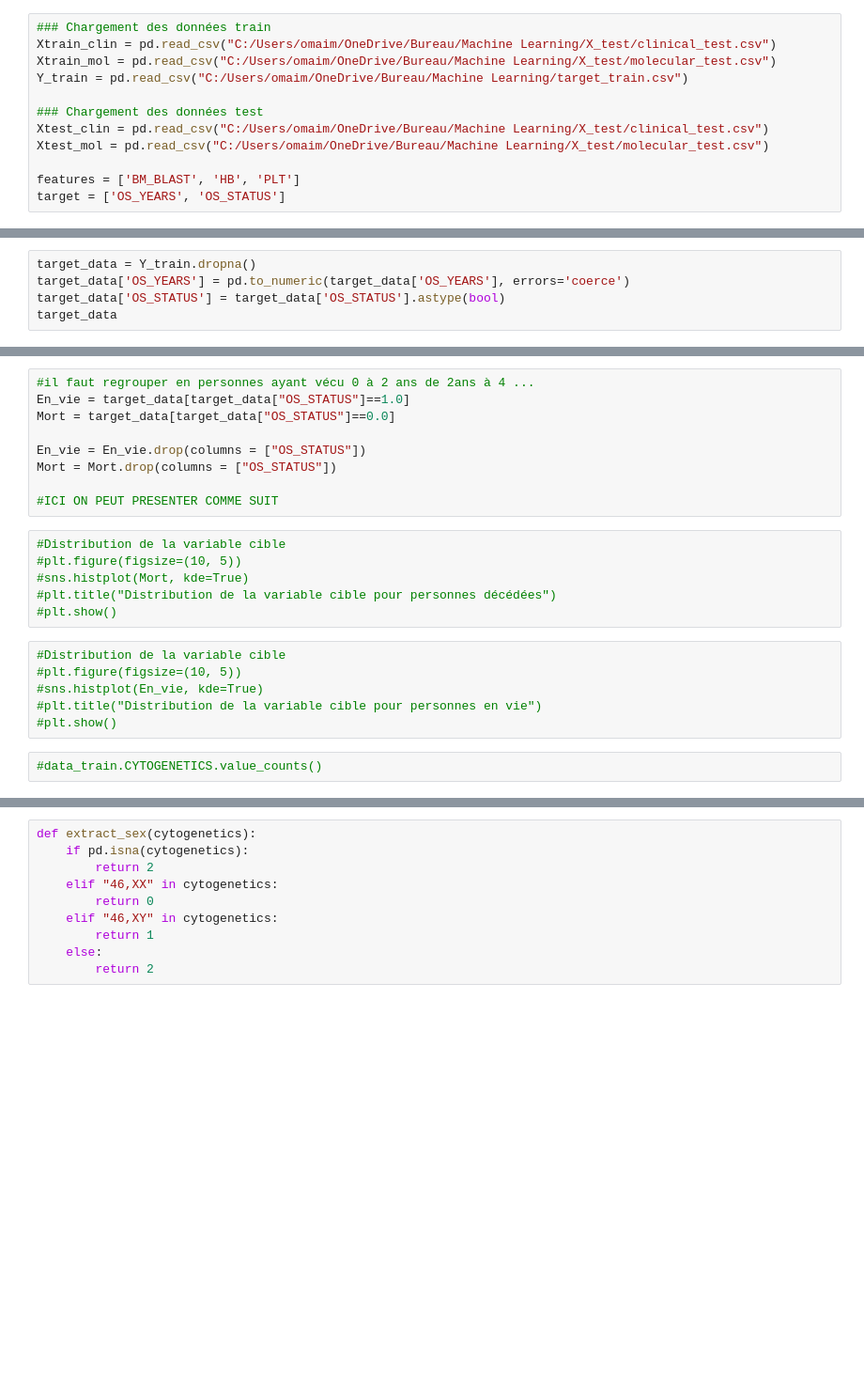
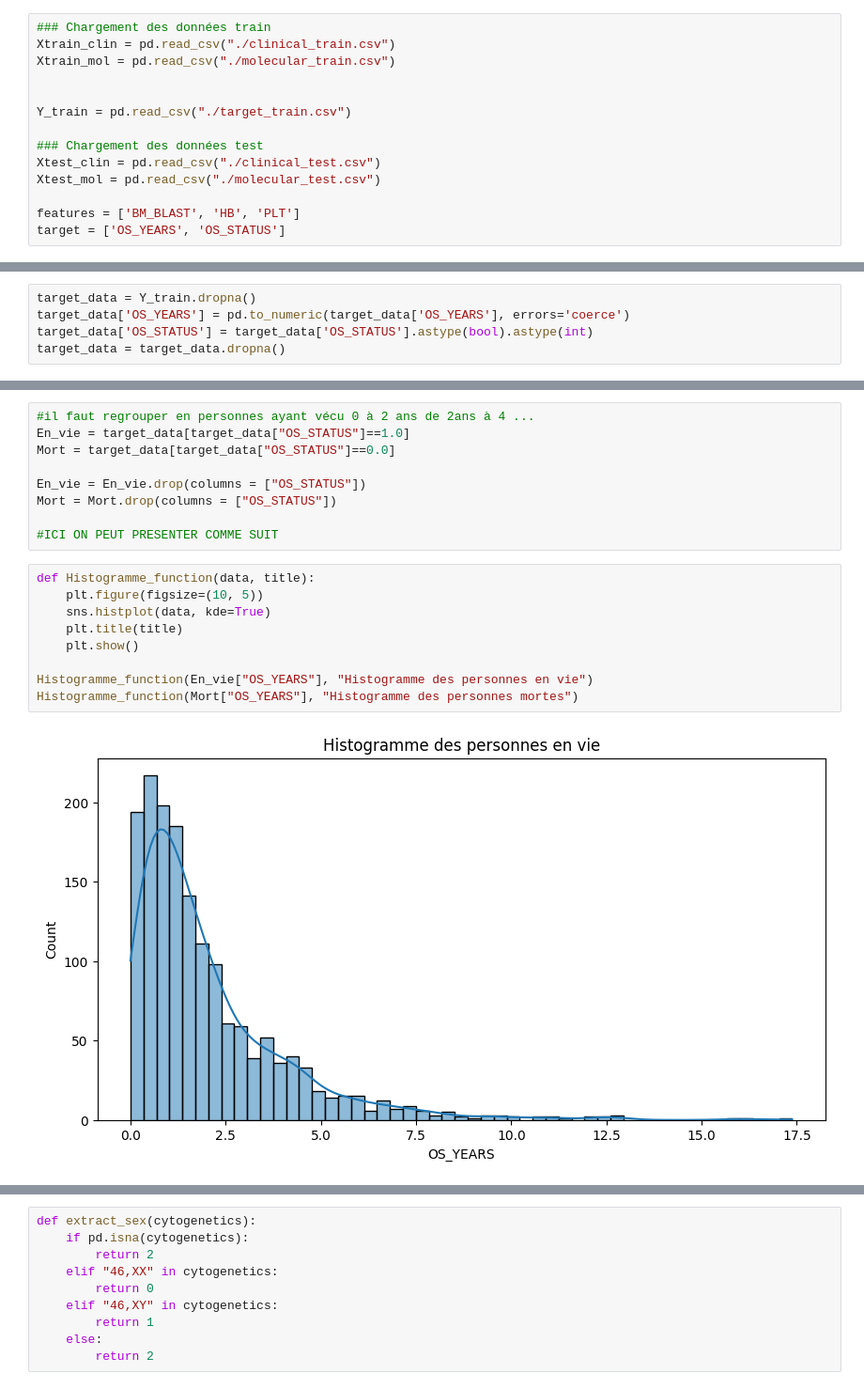
Before and after one commit to Oumaimabrini/Machine-Learning, a Jupyter notebook: Data_preparation.ipynb, the cells around one changed output, grey strips where cells are left out. Shown: that part at 94% size. Cells and saved outputs as stored; diff of their text form; blank space fills up the shorter version.

```diff
--- a/Data_preparation.ipynb
+++ b/Data_preparation.ipynb
@@ -35,12 +37,14 @@ from sksurv.util import Surv
 # %%
 ### Chargement des données train
-Xtrain_clin = pd.read_csv("C:/Users/omaim/OneDrive/Bureau/Machine Learning/X_test/clinical_test.csv")
-Xtrain_mol = pd.read_csv("C:/Users/omaim/OneDrive/Bureau/Machine Learning/X_test/molecular_test.csv")
-Y_train = pd.read_csv("C:/Users/omaim/OneDrive/Bureau/Machine Learning/target_train.csv")
+Xtrain_clin = pd.read_csv("./clinical_train.csv")
+Xtrain_mol = pd.read_csv("./molecular_train.csv")
+
+
+Y_train = pd.read_csv("./target_train.csv")
 
 ### Chargement des données test
-Xtest_clin = pd.read_csv("C:/Users/omaim/OneDrive/Bureau/Machine Learning/X_test/clinical_test.csv")
-Xtest_mol = pd.read_csv("C:/Users/omaim/OneDrive/Bureau/Machine Learning/X_test/molecular_test.csv")
+Xtest_clin = pd.read_csv("./clinical_test.csv")
+Xtest_mol = pd.read_csv("./molecular_test.csv")
 
 features = ['BM_BLAST', 'HB', 'PLT']
 target = ['OS_YEARS', 'OS_STATUS']
@@ -155,5 +386,5 @@ def clean_data(data, columns):
 # %%
 target_data = Y_train.dropna()
 target_data['OS_YEARS'] = pd.to_numeric(target_data['OS_YEARS'], errors='coerce')
-target_data['OS_STATUS'] = target_data['OS_STATUS'].astype(bool)
-target_data
+target_data['OS_STATUS'] = target_data['OS_STATUS'].astype(bool).astype(int)
+target_data = target_data.dropna()
@@ -180,17 +397,14 @@ En_vie = En_vie.drop(columns = ["OS_STATUS"])
 Mort = Mort.drop(columns = ["OS_STATUS"])
 
 #ICI ON PEUT PRESENTER COMME SUIT
-# %%
-#Distribution de la variable cible
-#plt.figure(figsize=(10, 5))
-#sns.histplot(Mort, kde=True)
-#plt.title("Distribution de la variable cible pour personnes décédées")
-#plt.show()
-# %%
-#Distribution de la variable cible
-#plt.figure(figsize=(10, 5))
-#sns.histplot(En_vie, kde=True)
-#plt.title("Distribution de la variable cible pour personnes en vie")
-#plt.show()
-# %%
-#data_train.CYTOGENETICS.value_counts()
+# %%
+def Histogramme_function(data, title):
+    plt.figure(figsize=(10, 5))
+    sns.histplot(data, kde=True)
+    plt.title(title)
+    plt.show()
+
+Histogramme_function(En_vie["OS_YEARS"], "Histogramme des personnes en vie")
+Histogramme_function(Mort["OS_YEARS"], "Histogramme des personnes mortes")
+# %% [output]
+[figure, added]
```
Also changed, not shown: parts of 59 cells of this notebook.
